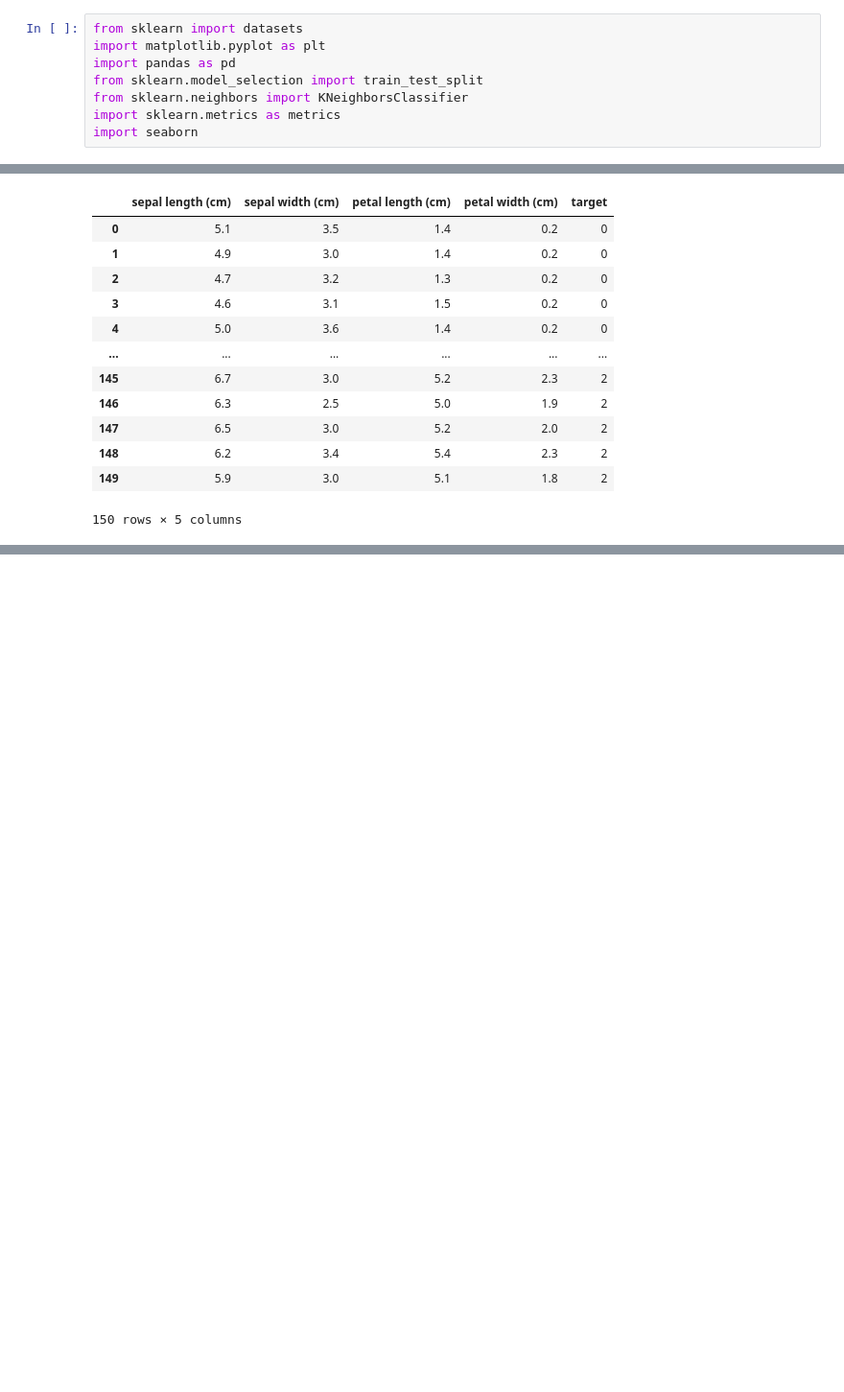
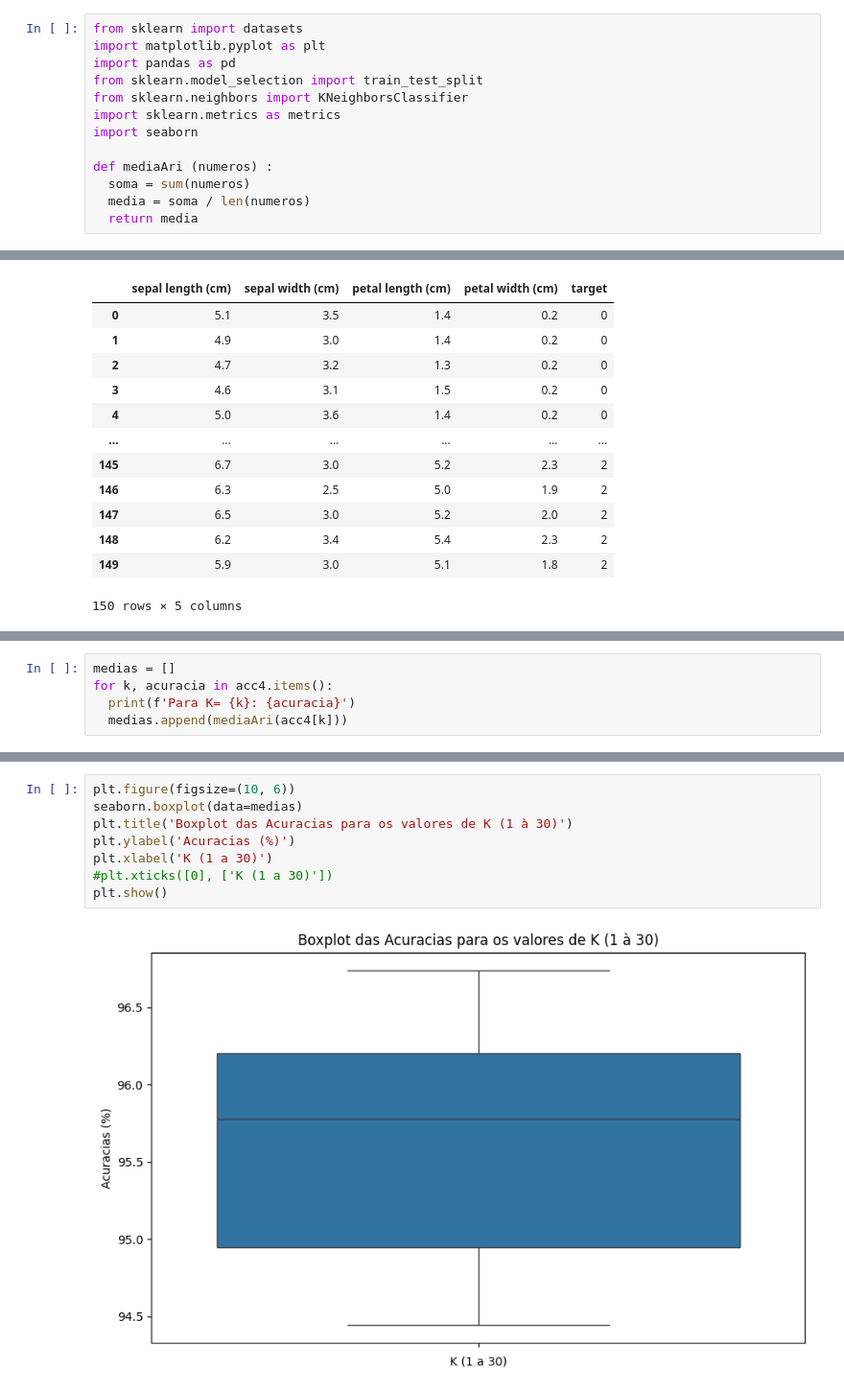
Before and after one commit to DaviCMaciel/LIT, a Jupyter notebook: LIT_KNN.ipynb, the cells around one changed output, grey strips where cells are left out. Shown at 96% size. Cells and saved outputs as stored; diff of their text form; blank space fills up the shorter version.

```diff
--- a/LIT_KNN.ipynb
+++ b/LIT_KNN.ipynb
@@ -21,6 +21,11 @@ from sklearn.model_selection import train_test_split
 from sklearn.neighbors import KNeighborsClassifier
 import sklearn.metrics as metrics
 import seaborn
+
+def mediaAri (numeros) :
+  soma = sum(numeros)
+  media = soma / len(numeros)
+  return media
 # %%
 # Iris dataset
 
@@ -76,0 +102,5 @@ x_train, x_test, y_train, y_test = train_test_split(x,y, test_size=0.4, random_s
+# %%
+medias = []
+for k, acuracia in acc4.items():
+  print(f'Para K= {k}: {acuracia}')
+  medias.append(mediaAri(acc4[k]))
@@ -130,0 +184,10 @@ NameError: name 'x1_train' is not defined
+# %%
+plt.figure(figsize=(10, 6))
+seaborn.boxplot(data=medias)
+plt.title('Boxplot das Acuracias para os valores de K (1 à 30)')
+plt.ylabel('Acuracias (%)')
+plt.xlabel('K (1 a 30)')
+#plt.xticks([0], ['K (1 a 30)'])
+plt.show()
+# %% [output]
+[figure, added]
```
Also changed, not shown: parts of 10 cells of this notebook.
